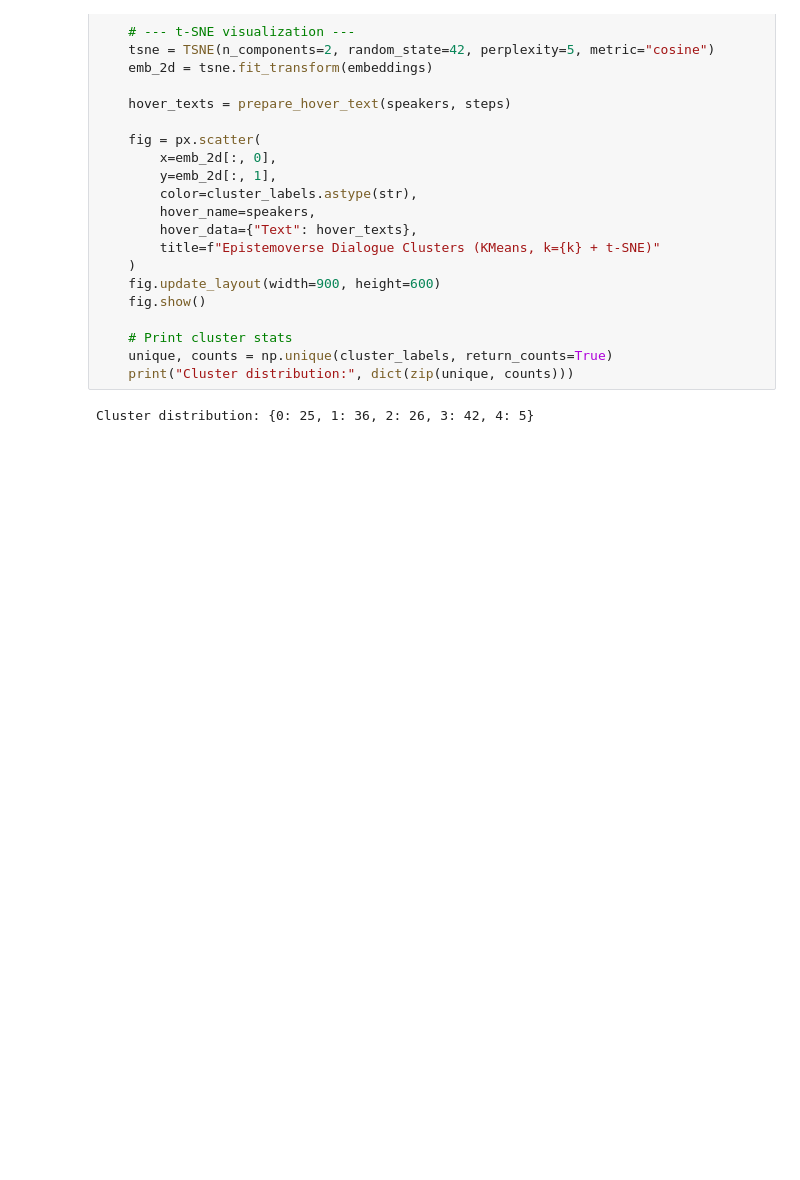
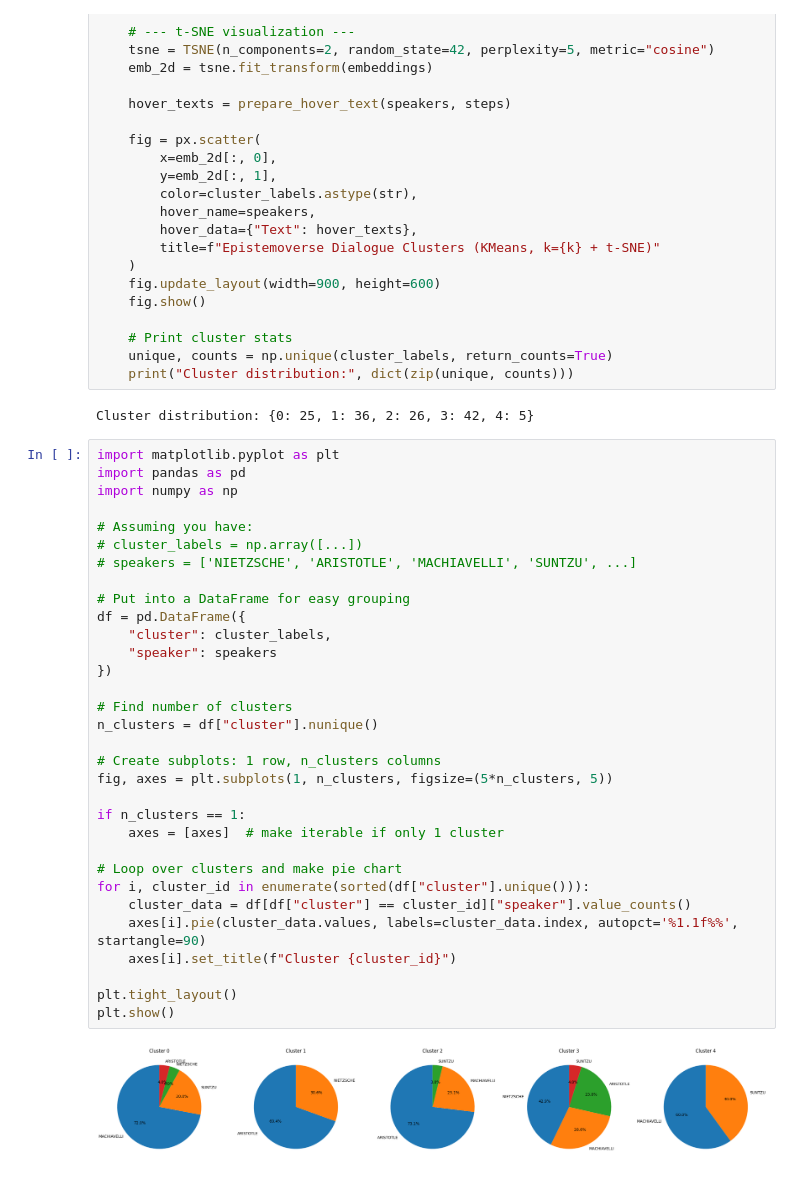
Before and after one commit to oxerz8/Thought-Space-Simulator, a Jupyter notebook: epistemoverse_tss/code.ipynb, the cells around one changed output. Cells and saved outputs as stored; diff of their text form; blank space fills up the shorter version.

```diff
--- a/epistemoverse_tss/code.ipynb
+++ b/epistemoverse_tss/code.ipynb
@@ -130,3 +130,37 @@ if __name__ == "__main__":
     print("Cluster distribution:", dict(zip(unique, counts)))
 # %% [output]
 Cluster distribution: {0: 25, 1: 36, 2: 26, 3: 42, 4: 5}
+# %%
+import matplotlib.pyplot as plt
+import pandas as pd
+import numpy as np
+
+# Assuming you have:
+# cluster_labels = np.array([...])
+# speakers = ['NIETZSCHE', 'ARISTOTLE', 'MACHIAVELLI', 'SUNTZU', ...]
+
+# Put into a DataFrame for easy grouping
+df = pd.DataFrame({
+    "cluster": cluster_labels,
+    "speaker": speakers
+})
+
+# Find number of clusters
+n_clusters = df["cluster"].nunique()
+
+# Create subplots: 1 row, n_clusters columns
+fig, axes = plt.subplots(1, n_clusters, figsize=(5*n_clusters, 5))
+
+if n_clusters == 1:
+    axes = [axes]  # make iterable if only 1 cluster
+
+# Loop over clusters and make pie chart
+for i, cluster_id in enumerate(sorted(df["cluster"].unique())):
+    cluster_data = df[df["cluster"] == cluster_id]["speaker"].value_counts()
+    axes[i].pie(cluster_data.values, labels=cluster_data.index, autopct='%1.1f%%', startangle=90)
+    axes[i].set_title(f"Cluster {cluster_id}")
+
+plt.tight_layout()
+plt.show()
+# %% [output]
+[figure, added]
```
Also changed, not shown: 1 other file.
